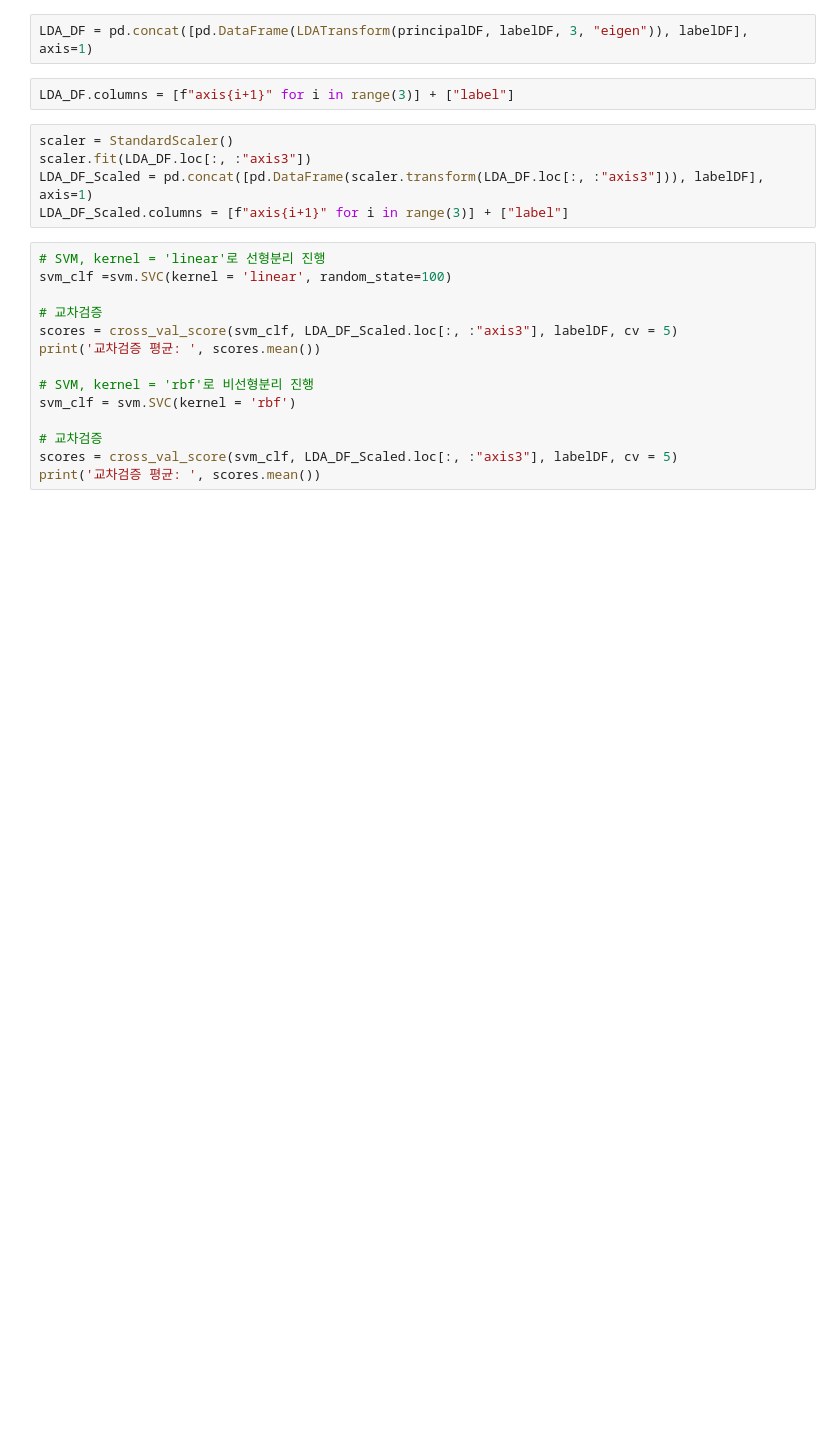
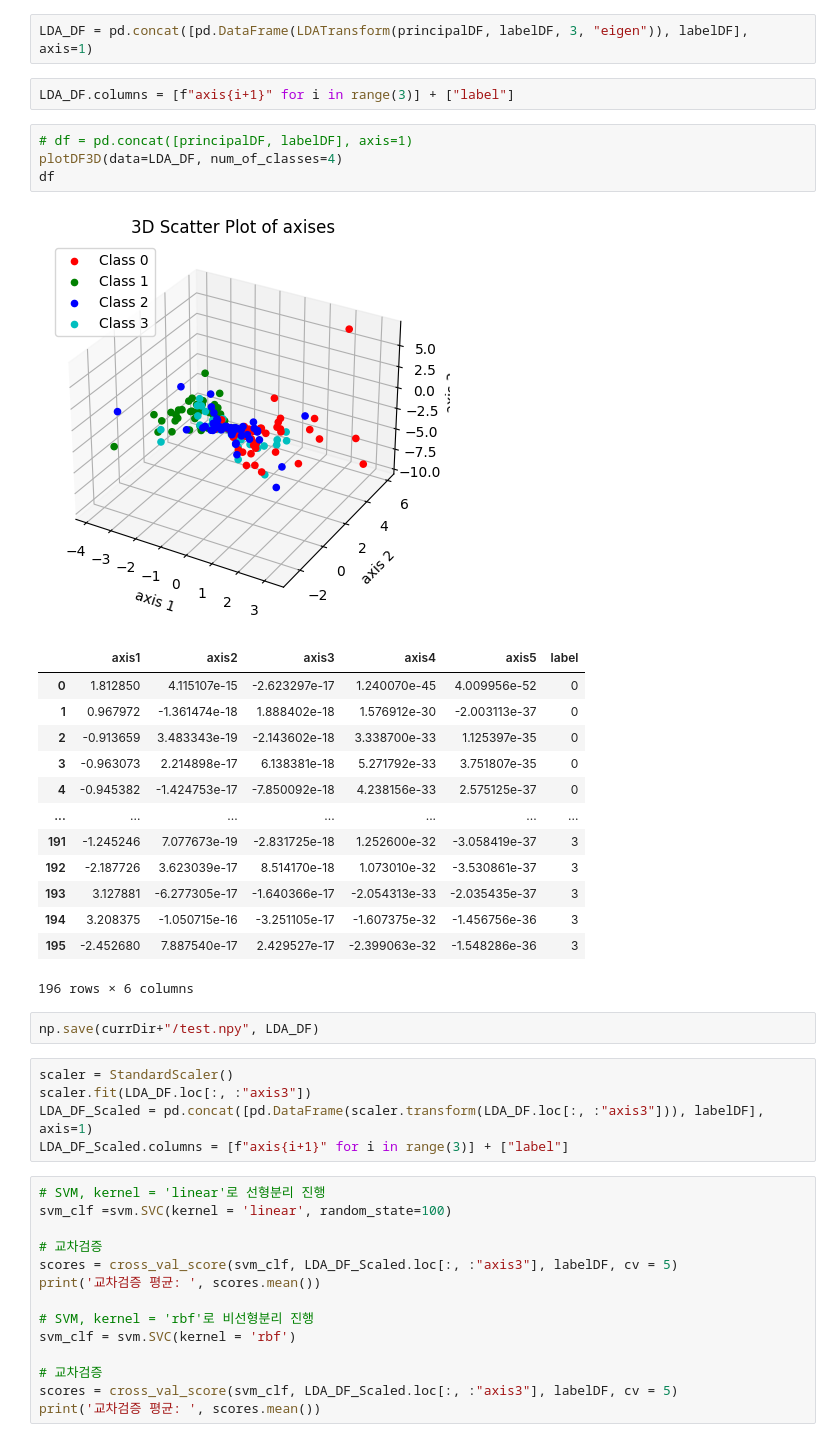
Before and after one commit to Cld338/EEG_analysis, a Jupyter notebook: example/main.ipynb, the cells around one changed output. Drawn from its saved outputs; the diff is of its cells as text; blank space fills up the shorter version.

```diff
--- a/example/main.ipynb
+++ b/example/main.ipynb
@@ -185,6 +186,27 @@ df
 LDA_DF = pd.concat([pd.DataFrame(LDATransform(principalDF, labelDF, 3, "eigen")), labelDF], axis=1)
 # %%
 LDA_DF.columns = [f"axis{i+1}" for i in range(3)] + ["label"]
+# %%
+# df = pd.concat([principalDF, labelDF], axis=1)
+plotDF3D(data=LDA_DF, num_of_classes=4)
+df
+# %% [output]
+[figure, added]
+|  | axis1 | axis2 | axis3 | axis4 | axis5 | label |
+| 0 | 1.812850 | 4.115107e-15 | -2.623297e-17 | 1.240070e-45 | 4.009956e-52 | 0 |
+| 1 | 0.967972 | -1.361474e-18 | 1.888402e-18 | 1.576912e-30 | -2.003113e-37 | 0 |
+| 2 | -0.913659 | 3.483343e-19 | -2.143602e-18 | 3.338700e-33 | 1.125397e-35 | 0 |
+| 3 | -0.963073 | 2.214898e-17 | 6.138381e-18 | 5.271792e-33 | 3.751807e-35 | 0 |
+| 4 | -0.945382 | -1.424753e-17 | -7.850092e-18 | 4.238156e-33 | 2.575125e-37 | 0 |
+| ... | ... | ... | ... | ... | ... | ... |
+| 191 | -1.245246 | 7.077673e-19 | -2.831725e-18 | 1.252600e-32 | -3.058419e-37 | 3 |
+| 192 | -2.187726 | 3.623039e-17 | 8.514170e-18 | 1.073010e-32 | -3.530861e-37 | 3 |
+| 193 | 3.127881 | -6.277305e-17 | -1.640366e-17 | -2.054313e-33 | -2.035435e-37 | 3 |
+| 194 | 3.208375 | -1.050715e-16 | -3.251105e-17 | -1.607375e-32 | -1.456756e-36 | 3 |
+| 195 | -2.452680 | 7.887540e-17 | 2.429527e-17 | -2.399063e-32 | -1.548286e-36 | 3 |
+196 rows × 6 columns
+# %%
+np.save(currDir+"/test.npy", LDA_DF)
 # %%
 scaler = StandardScaler()
 scaler.fit(LDA_DF.loc[:, :"axis3"])
```
Also changed, not shown: parts of 13 cells of this notebook, 5 other files.
